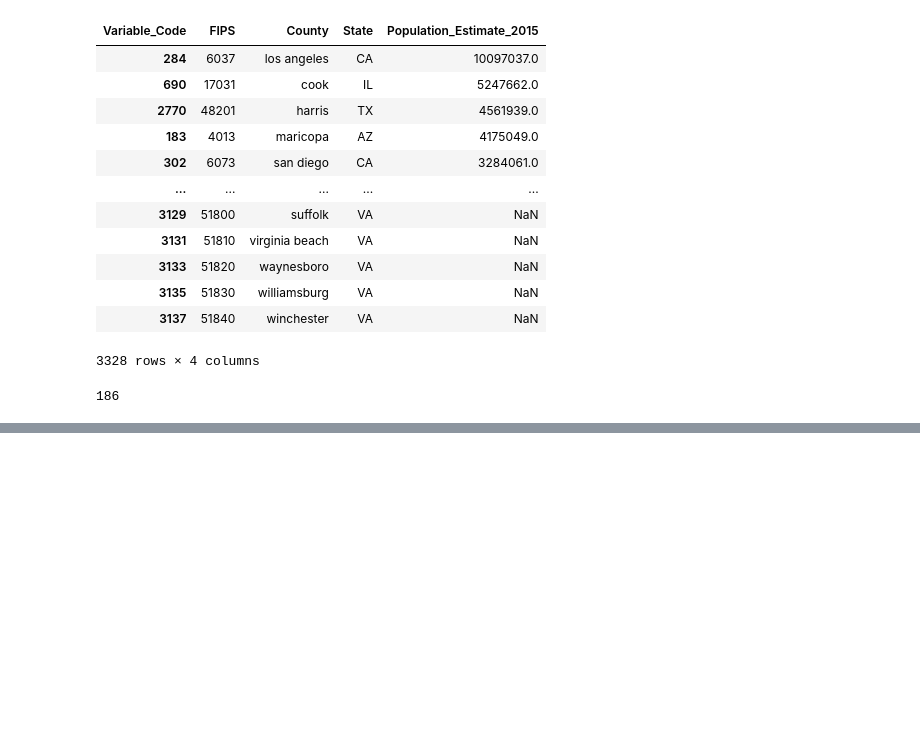
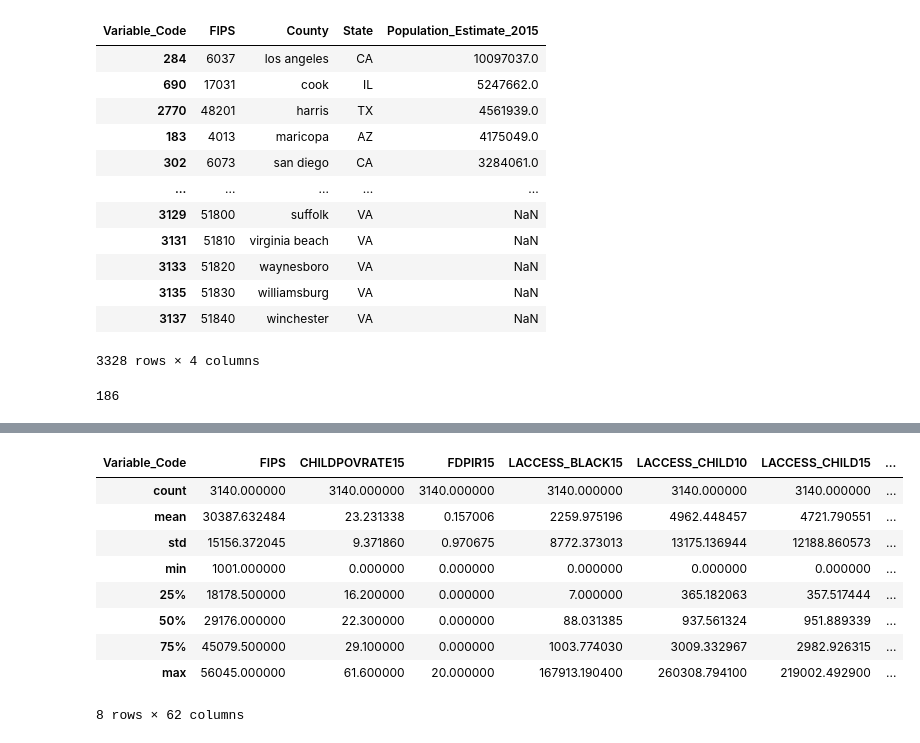
Before and after one commit to gabbycjames/DataScience_Capstone, a Jupyter notebook: DataWrangling.ipynb, the cells around one changed output, grey strips where cells are left out. Saved outputs shown, nothing was run; the diff lists cells and outputs as text; code cells hidden in the pictures; blank space fills up the shorter version.

```diff
--- a/DataWrangling.ipynb
+++ b/DataWrangling.ipynb
@@ -550,0 +697,7 @@ df_condensed.isna().sum().sort_values(ascending=False)
+# %%
+co = counties
+co = co.drop(['State','County'], axis=1)
+partial = df_condensed
+partial = partial.drop("Population_Estimate_2015", axis=1)
+df_full = pd.merge(partial, co, on='FIPS')
+df_full['Population_Estimate_2015'].isna().sum()
@@ -550,0 +784,13 @@ df_condensed.isna().sum().sort_values(ascending=False)
+# %%
+df_full.describe()
+# %% [output]
+| Variable_Code | FIPS | CHILDPOVRATE15 | FDPIR15 | LACCESS_BLACK15 | LACCESS_CHILD10 | LACCESS_CHILD15 | ... |
+| count | 3140.000000 | 3140.000000 | 3140.000000 | 3140.000000 | 3140.000000 | 3140.000000 | ... |
+| mean | 30387.632484 | 23.231338 | 0.157006 | 2259.975196 | 4962.448457 | 4721.790551 | ... |
+| std | 15156.372045 | 9.371860 | 0.970675 | 8772.373013 | 13175.136944 | 12188.860573 | ... |
+| min | 1001.000000 | 0.000000 | 0.000000 | 0.000000 | 0.000000 | 0.000000 | ... |
+| 25% | 18178.500000 | 16.200000 | 0.000000 | 7.000000 | 365.182063 | 357.517444 | ... |
+| 50% | 29176.000000 | 22.300000 | 0.000000 | 88.031385 | 937.561324 | 951.889339 | ... |
+| 75% | 45079.500000 | 29.100000 | 0.000000 | 1003.774030 | 3009.332967 | 2982.926315 | ... |
+| max | 56045.000000 | 61.600000 | 20.000000 | 167913.190400 | 260308.794100 | 219002.492900 | ... |
+8 rows × 62 columns
```
Also changed, not shown: parts of 53 cells of this notebook.
